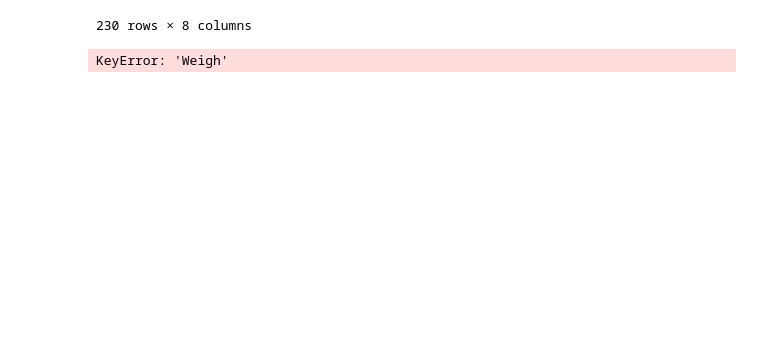
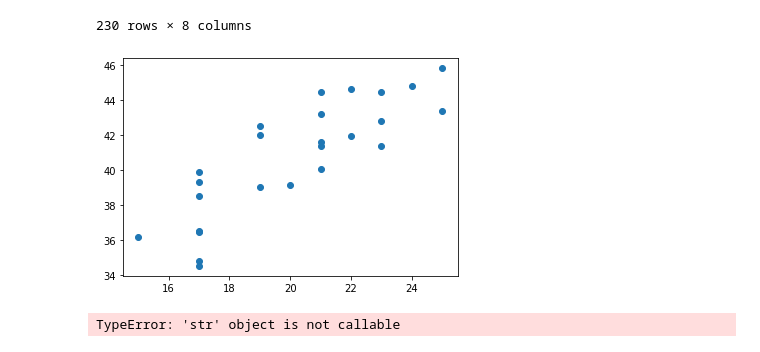
Before and after one commit to spennington1394/matplotlib-challenge, a Jupyter notebook: Untitled.ipynb, the cells around one changed output. Cells and saved outputs as stored; diff of their text form; code cells hidden in the pictures; blank space fills up the shorter version.

```diff
--- a/Untitled.ipynb
+++ b/Untitled.ipynb
@@ -369,7 +373,11 @@ avg_t_c
 # %%
 #average tumor volume
 avg_mouse = avg_t_c.groupby('Mouse ID').mean()
-plt.scatter(avg_mouse['Weigh'],avg_mouse['Tumor Volume (mm3)'])
+plt.scatter(avg_mouse['Weight (g)'],avg_mouse['Tumor Volume (mm3)'])
 plt.show()
+plt.title('Average Tumer Volume v Mouse Weight')
+plt.xlabel('Weight (g)')
+plt.ylabel('Tumer Volume Average')
 # %% [output]
+[figure, added]
-KeyError: 'Weigh'
+TypeError: 'str' object is not callable
```
Also changed, not shown: parts of 2 cells of this notebook.
